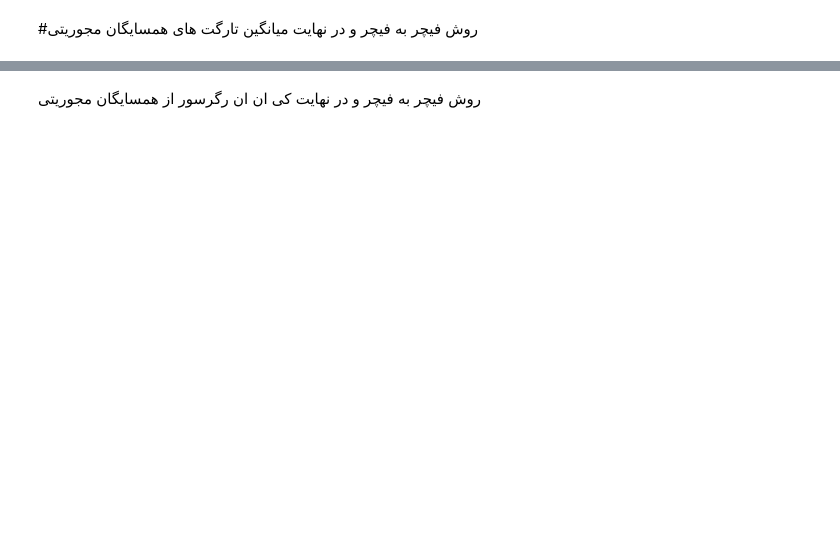
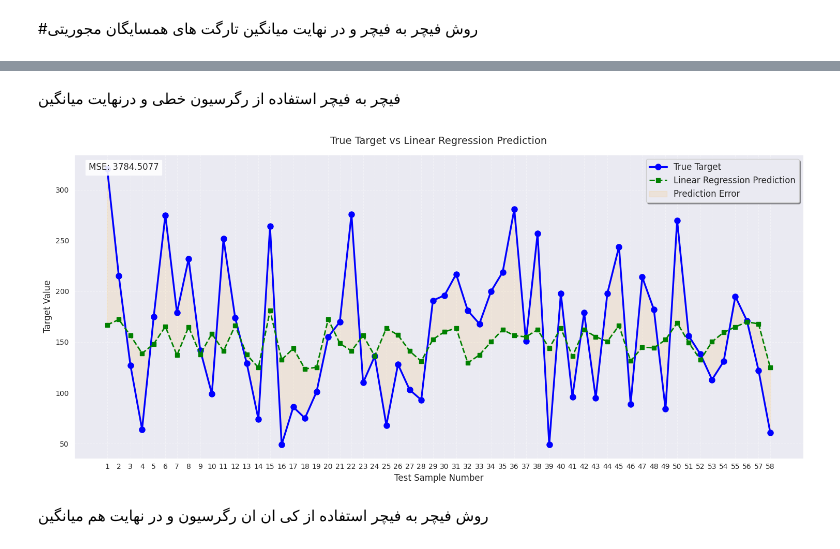
Before and after one commit to AzamChatrAzar/neumerical-datasets, a Jupyter notebook: deiabet1.ipynb, the cells around one changed output, grey strips where cells are left out. Cells and saved outputs as stored; diff of their text form; code cells hidden in the pictures; blank space fills up the shorter version.

```diff
--- a/deiabet1.ipynb
+++ b/deiabet1.ipynb
@@ -387,0 +388,2 @@ plt.show()
+# %% [markdown]
+ فیچر به فیچر استفاده از رگرسیون خطی و درنهایت میانگین
@@ -388,2 +451,48 @@ plt.show()
+# %%
+import matplotlib.pyplot as plt
+import seaborn as sns
+
+# تنظیمات سبک نمودار
+
+plt.figure(figsize=(15, 7))
+
+# ایجاد داده برای نمودار
+sample_numbers = np.arange(1, len(y_test)+1)
+df_plot = pd.DataFrame({
+    'Sample': sample_numbers,
+    'True Target': y_test,
+    'Linear Regression Prediction': final_predictions1
+})
+
+# رسم نمودار خطی
+plt.plot('Sample', 'True Target', data=df_plot,
+         marker='o', markersize=8, linewidth=2.5,
+         color='blue', label='True Target')
+
+plt.plot('Sample', 'Linear Regression Prediction', data=df_plot,
+         marker='s', markersize=6, linewidth=2, linestyle='--',
+         color='green', label='Linear Regression Prediction')
+
+# اضافه کردن خطاها
+plt.fill_between(sample_numbers, y_test, final_predictions1,
+                 color='orange', alpha=0.1, label='Prediction Error')
+
+# تنظیمات ظاهری
+plt.title('True Target vs Linear Regression Prediction', fontsize=14, pad=15)
+plt.xlabel('Test Sample Number', fontsize=12)
+plt.ylabel('Target Value', fontsize=12)
+plt.xticks(sample_numbers)
+plt.grid(True, linestyle='--', alpha=0.4)
+
+# نمایش مقدار MSE
+plt.text(0.02, 0.95, f'MSE: {mse_lin_features:.4f}',
+         transform=plt.gca().transAxes, fontsize=12,
+         bbox=dict(facecolor='white', alpha=0.9))
+
+plt.legend(fontsize=12, frameon=True, shadow=True)
+plt.tight_layout()
+plt.show()
+# %% [output]
+[figure, added]
 # %% [markdown]
-روش فیچر به فیچر و در نهایت کی ان ان رگرسور از همسایگان مجوریتی
+روش فیچر به فیچر استفاده از کی ان ان رگرسیون و در نهایت هم میانگین
```
Also changed, not shown: parts of 28 cells of this notebook.
